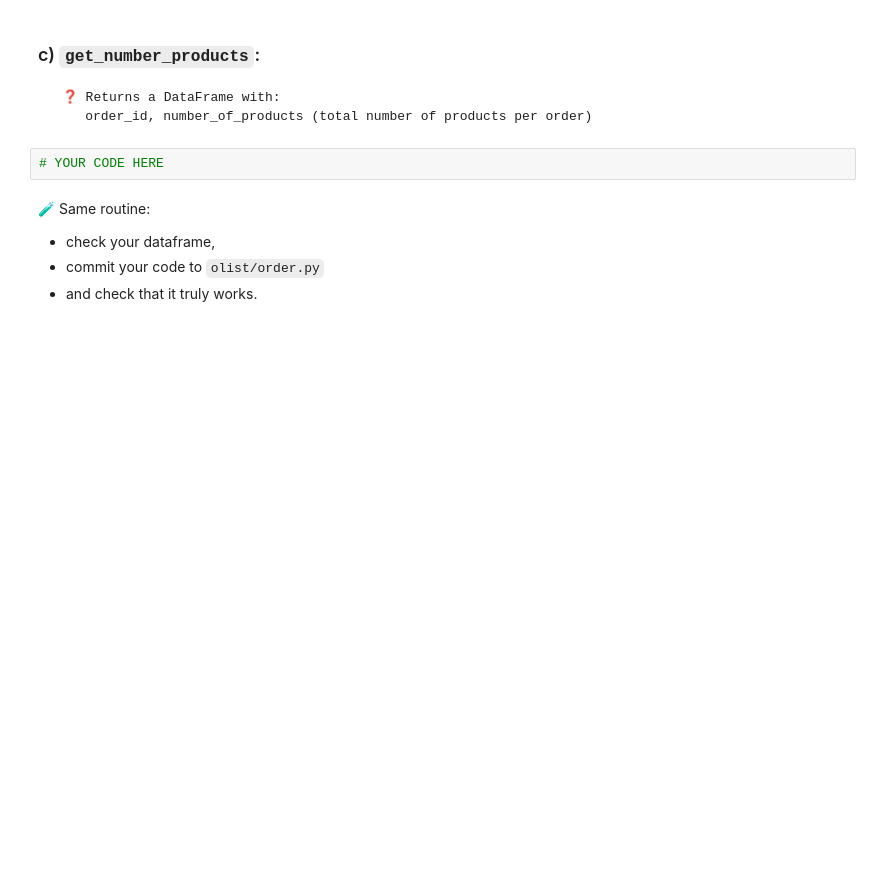
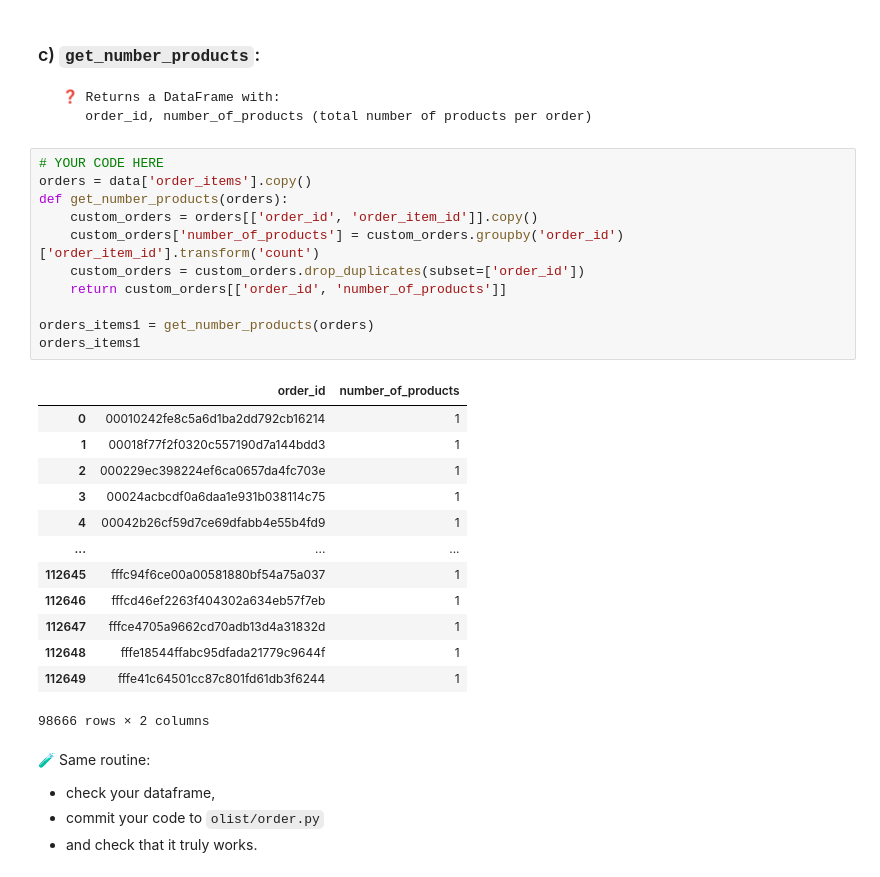
Before and after one commit to tanushrin/data-orders, a Jupyter notebook: orders.ipynb, the cells around one changed output. Cells and saved outputs as stored; diff of their text form; blank space fills up the shorter version.

```diff
--- a/orders.ipynb
+++ b/orders.ipynb
@@ -163,8 +328,31 @@ result.write(); print(result.check())
 ### c) `get_number_products`:
      ❓ Returns a DataFrame with:
         order_id, number_of_products (total number of products per order)
-# %%
-# YOUR CODE HERE
+# %%
+# YOUR CODE HERE
+orders = data['order_items'].copy()
+def get_number_products(orders):
+    custom_orders = orders[['order_id', 'order_item_id']].copy()
+    custom_orders['number_of_products'] = custom_orders.groupby('order_id')['order_item_id'].transform('count')
+    custom_orders = custom_orders.drop_duplicates(subset=['order_id'])
+    return custom_orders[['order_id', 'number_of_products']]
+
+orders_items1 = get_number_products(orders)
+orders_items1
+# %% [output]
+|  | order_id | number_of_products |
+| 0 | 00010242fe8c5a6d1ba2dd792cb16214 | 1 |
+| 1 | 00018f77f2f0320c557190d7a144bdd3 | 1 |
+| 2 | 000229ec398224ef6ca0657da4fc703e | 1 |
+| 3 | 00024acbcdf0a6daa1e931b038114c75 | 1 |
+| 4 | 00042b26cf59d7ce69dfabb4e55b4fd9 | 1 |
+| ... | ... | ... |
+| 112645 | fffc94f6ce00a00581880bf54a75a037 | 1 |
+| 112646 | fffcd46ef2263f404302a634eb57f7eb | 1 |
+| 112647 | fffce4705a9662cd70adb13d4a31832d | 1 |
+| 112648 | fffe18544ffabc95dfada21779c9644f | 1 |
+| 112649 | fffe41c64501cc87c801fd61db3f6244 | 1 |
+98666 rows × 2 columns
 # %% [markdown]
 🧪 Same routine:
 * check your dataframe,
```
Also changed, not shown: parts of 33 cells of this notebook, 1 other file.
